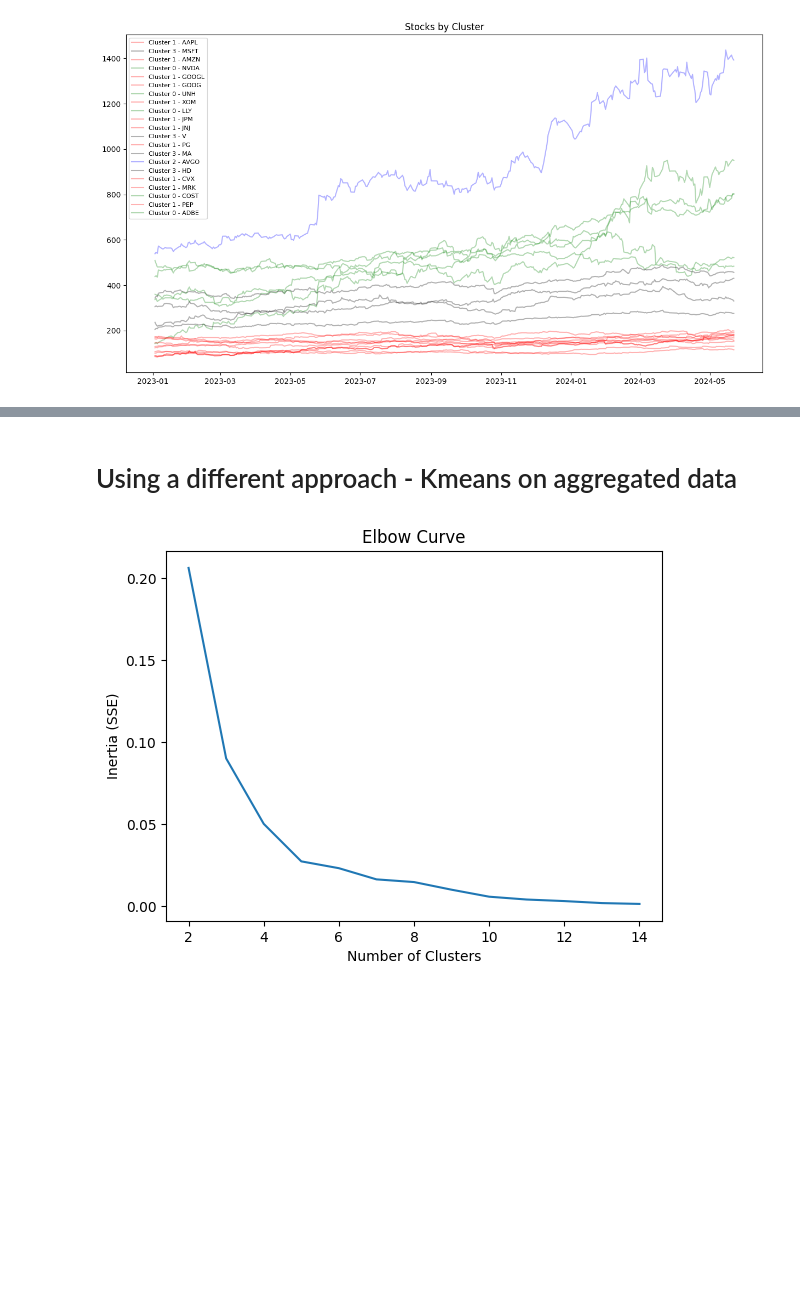
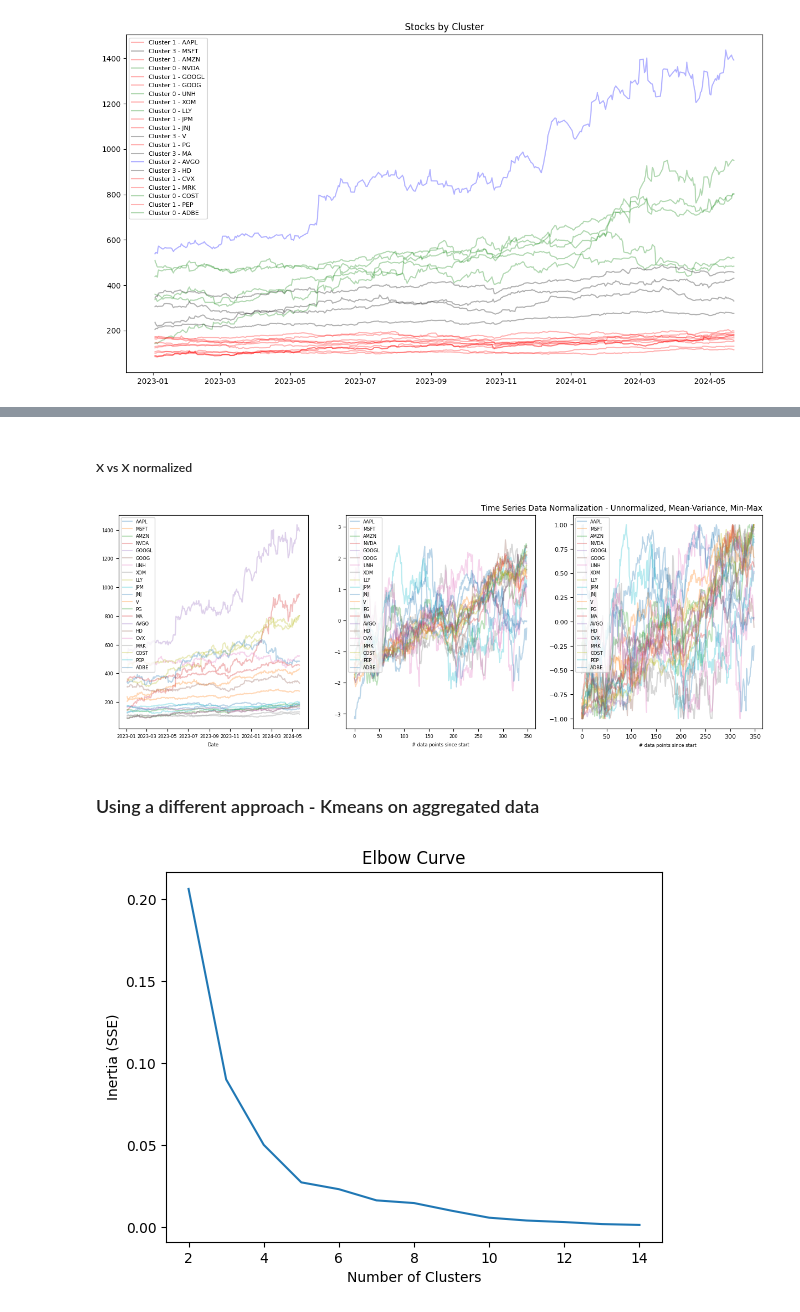
Before and after one commit to anuvrat-umich/siads_milestone2, a Jupyter notebook: src/unsupervised_ML.ipynb, the cells around one changed output, grey strips where cells are left out. Saved outputs shown, nothing was run; the diff lists cells and outputs as text; code cells hidden in the pictures; blank space fills up the shorter version.

```diff
--- a/src/unsupervised_ML.ipynb
+++ b/src/unsupervised_ML.ipynb
@@ -136,5 +253,37 @@ plt.show()
+# %% [markdown]
+##### X vs X normalized
+# %%
+fig, ax = plt.subplots(nrows=1, ncols=3, figsize=(15, 5))
+ax[0].plot(close_prices_adj_top, alpha=0.3)
+plt.legend(close_prices_adj_top.columns, loc='upper left', fontsize=8)
+scaler = TimeSeriesScalerMeanVariance(mu=0.0, std=1.0)
+
+ax[1].plot(np.array([scaler.fit_transform(np.array(close_prices_adj_top[stock].values).reshape(1, -1)).flatten()
+                                           for stock in close_prices_adj_top.columns]
+                                           ).T, alpha=0.3);
+
+scaler=TimeSeriesScalerMinMax(value_range=(-1, 1))
+ax[2].plot(np.array([
+    scaler.fit_transform(np.array(close_prices_adj_top[stock].values).reshape(1, -1)).flatten()
+    for stock in close_prices_adj_top.columns
+]).T, alpha=0.3);
+ax[0].legend(close_prices_adj_top.columns, loc='upper left', fontsize=6)
+ax[1].legend(close_prices_adj_top.columns, loc='upper left', fontsize=6)
+ax[2].legend(close_prices_adj_top.columns, loc='upper left', fontsize=6)
+for _ in ax:
+    _.tick_params(axis='x', labelsize=6)
+    _.tick_params(axis='y', labelsize=6)
+plt.xticks(fontsize=8)
+plt.yticks(fontsize=8)
+plt.title('Time Series Data Normalization - Unnormalized, Mean-Variance, Min-Max', loc="right", fontsize=10)
+ax[0].set_xlabel('Date', fontsize=6)
+ax[1].set_xlabel('# data points since start', fontsize=6)
+ax[2].set_xlabel('# data points since start', fontsize=6)
+plt.show();
+# %% [output]
+[figure, added]
 # %% [markdown]
-# Using a different approach - Kmeans on aggregated data
+### Using a different approach - Kmeans on aggregated data
 # %%
 #Calculating annual mean returns and variances - There are typically 252 trading days in a year
 returns = close_prices_adj_top.pct_change().mean() * 252
```
Also changed, not shown: parts of 10 cells of this notebook, 2 other files.
